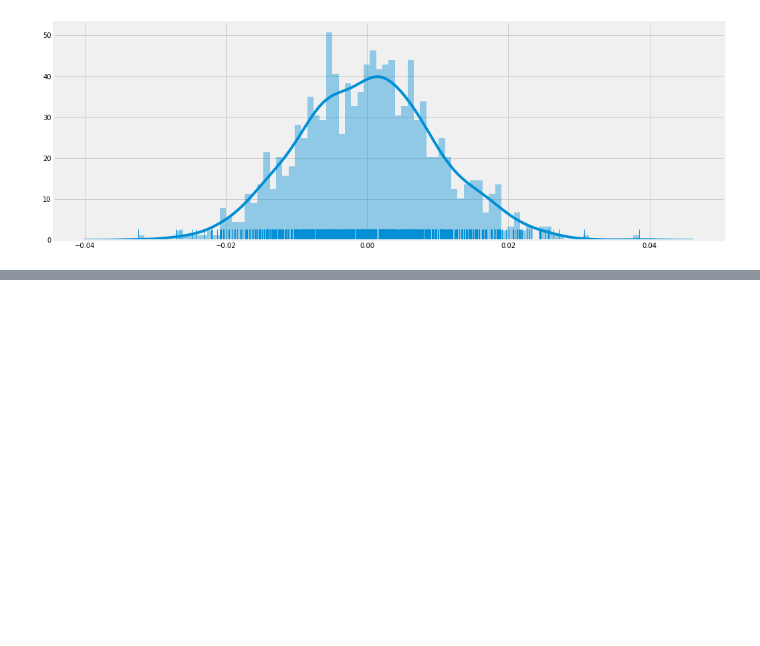
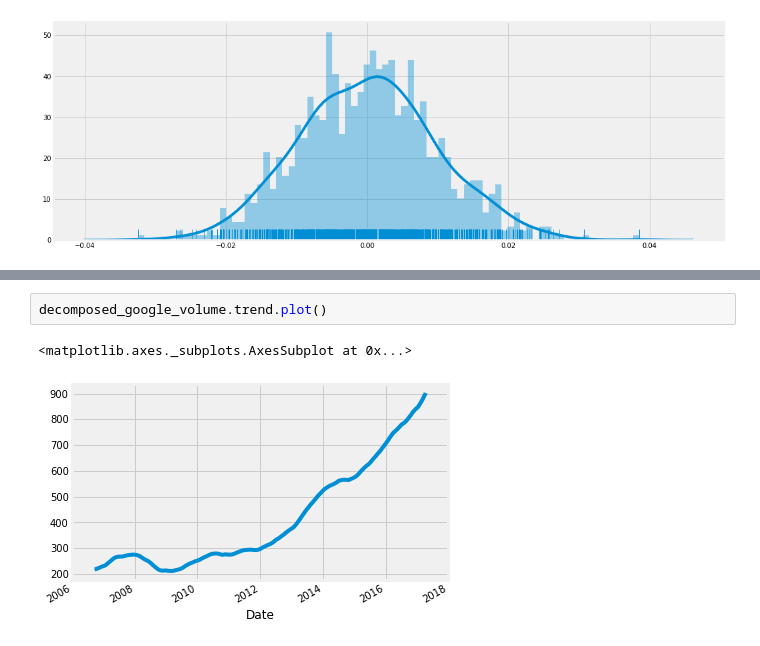
Before and after one commit to suhyun-cho/study, a Jupyter notebook: Time-Series/Time-series_reference.ipynb, the cells around one changed output, grey strips where cells are left out. Cells and saved outputs as stored; diff of their text form; blank space fills up the shorter version.

```diff
--- a/Time-Series/Time-series_reference.ipynb
+++ b/Time-Series/Time-series_reference.ipynb
@@ -651,0 +673,5 @@ plt.show()
+# %%
+decomposed_google_volume.trend.plot()
+# %% [output]
+<matplotlib.axes._subplots.AxesSubplot at 0x...>
+[figure, added]
```
Also changed, not shown: parts of 40 cells of this notebook.
